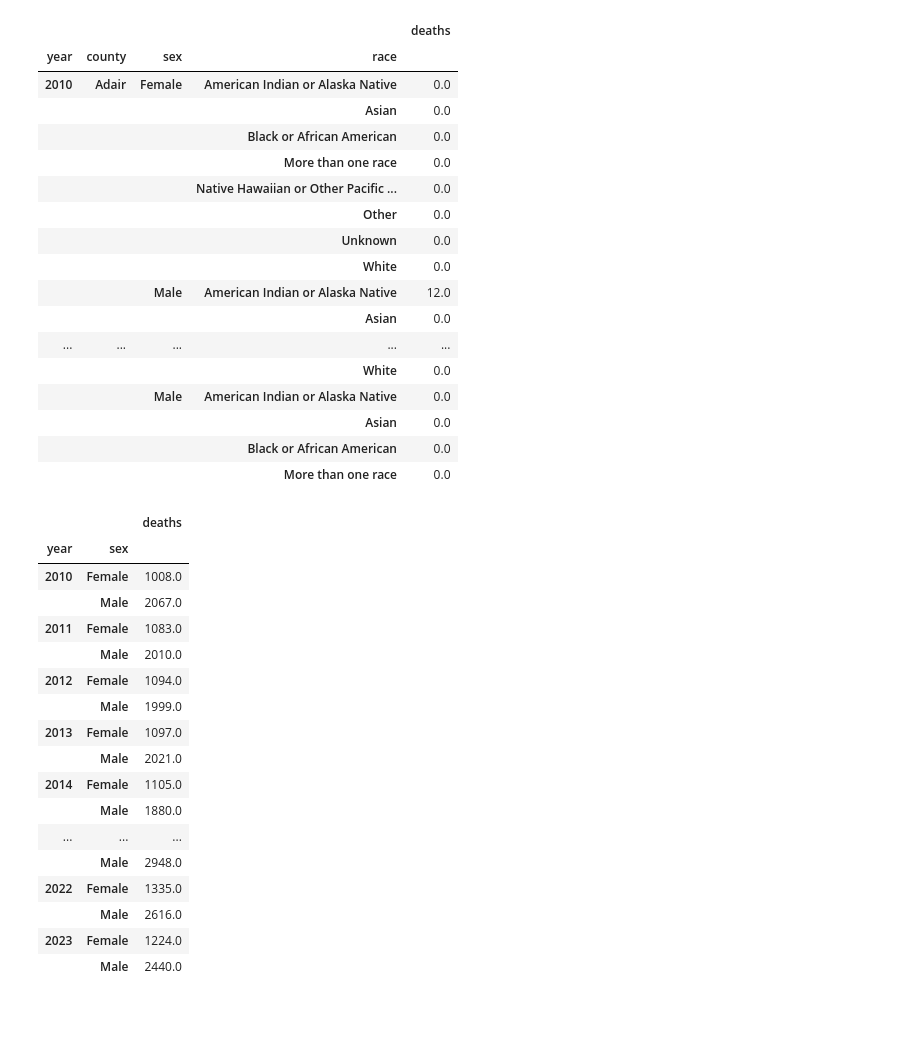
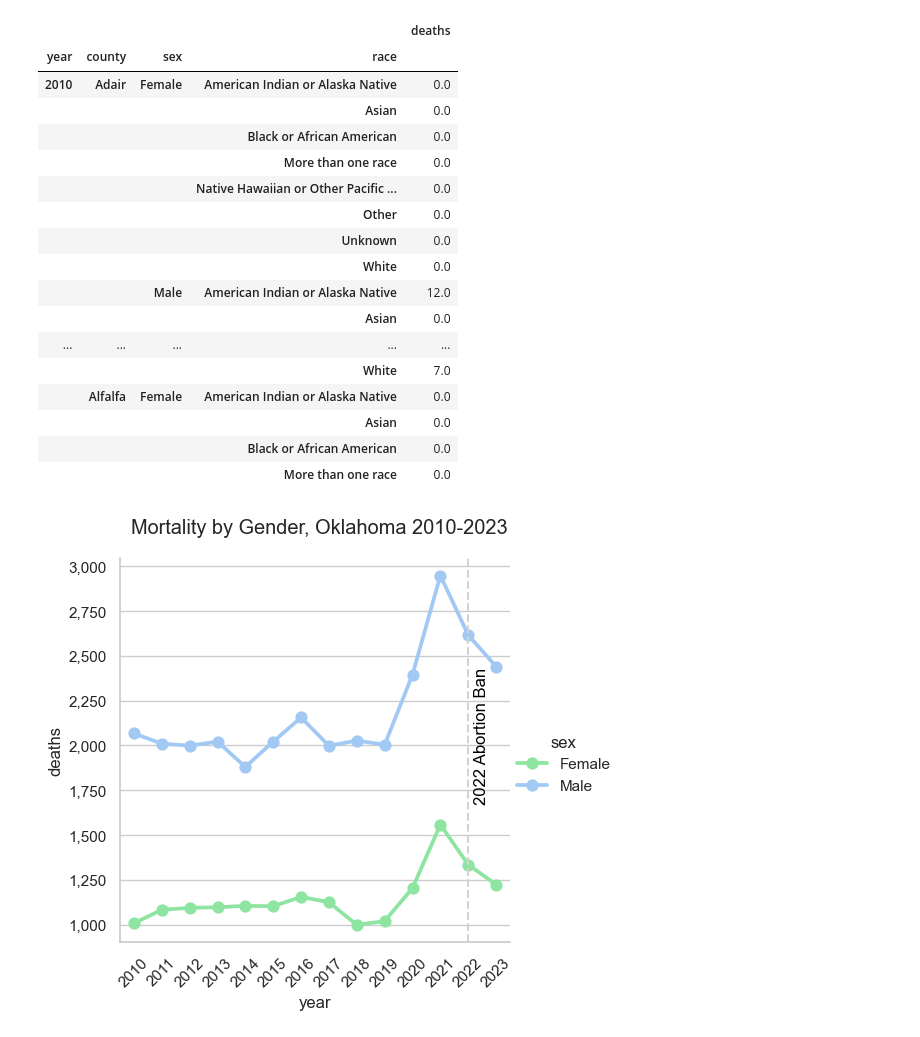
Before and after one commit to ravram193/oklahoma_gendered_mortality, a Jupyter notebook: code/02_eda.ipynb, the cells around one changed output. Saved outputs shown, nothing was run; the diff lists cells and outputs as text; code cells hidden in the pictures.

Commit message:
basic visualizations

```diff
--- a/code/02_eda.ipynb
+++ b/code/02_eda.ipynb
@@ -3,46 +6,60 @@ import pandas as pd
 # %%
 # Upload cleaned dataset
 
 all_deaths_ok = pd.read_csv("../data/output/all-deaths_by-county-sex-race_oklahoma_2010-2023.csv")
 # Visualuze
-all_deaths_ok.groupby(['year','county','sex','race']).sum().head(60)
+all_deaths_ok.groupby(['year','county','sex','race']).sum().head(20)
 # %% [output]
 |  |  |  |  | deaths |
 | year | county | sex | race |  |
 | 2010 | Adair | Female | American Indian or Alaska Native | 0.0 |
 |  |  |  | Asian | 0.0 |
 |  |  |  | Black or African American | 0.0 |
 |  |  |  | More than one race | 0.0 |
 |  |  |  | Native Hawaiian or Other Pacific ... | 0.0 |
 |  |  |  | Other | 0.0 |
 |  |  |  | Unknown | 0.0 |
 |  |  |  | White | 0.0 |
 |  |  | Male | American Indian or Alaska Native | 12.0 |
 |  |  |  | Asian | 0.0 |
 | ... | ... | ... | ... | ... |
-|  |  |  | White | 0.0 |
-|  |  | Male | American Indian or Alaska Native | 0.0 |
+|  |  |  | White | 7.0 |
+|  | Alfalfa | Female | American Indian or Alaska Native | 0.0 |
 |  |  |  | Asian | 0.0 |
 |  |  |  | Black or African American | 0.0 |
 |  |  |  | More than one race | 0.0 |
 # %%
-all_deaths_ok[['year','sex','deaths']].groupby(['year','sex']).sum()#.reset_index()
+# Visualize general trend between all males and all females
+
+sns.set_theme(style="whitegrid", palette="pastel")
+
+g = sns.catplot(
+    data=all_deaths_ok[['year','sex','deaths']].groupby(['year','sex']).sum().reset_index(),
+    x="year",
+    y="deaths",
+    hue="sex",
+    palette={"Male": "b", "Female": "g"},
+    markers="o",
+    linestyles="-",
+    kind="point",
+)
+
+# Set plot title
+g.fig.suptitle("Mortality by Gender, Oklahoma 2010-2023")
+g.fig.subplots_adjust(top=0.9) # Adjust so title doesn't overlap
+
+# Rotate x-ticks
+plt.xticks(rotation=45)
+
+# Add line for 2022 abortion ban
+plt.axvline(x=12, linestyle='--', color='lightgrey')
+# Add a label next to the vertical line
+ymax = g.ax.get_ylim()[1]  # Top of y-axis
+g.ax.text(12 + 0.2, ymax*0.8, "2022 Abortion Ban", rotation=90, color='black', va='top', ha='left')
+
+# Format y-axis with commas
+g.ax.yaxis.set_major_formatter(StrMethodFormatter('{x:,.0f}'))
+
+plt.show()
 # %% [output]
-|  |  | deaths |
-| year | sex |  |
-| 2010 | Female | 1008.0 |
-|  | Male | 2067.0 |
-| 2011 | Female | 1083.0 |
-|  | Male | 2010.0 |
-| 2012 | Female | 1094.0 |
-|  | Male | 1999.0 |
-| 2013 | Female | 1097.0 |
-|  | Male | 2021.0 |
-| 2014 | Female | 1105.0 |
-|  | Male | 1880.0 |
-| ... | ... | ... |
-|  | Male | 2948.0 |
-| 2022 | Female | 1335.0 |
-|  | Male | 2616.0 |
-| 2023 | Female | 1224.0 |
-|  | Male | 2440.0 |
+[figure, added]
```
Also changed, not shown: parts of 2 cells of this notebook.
